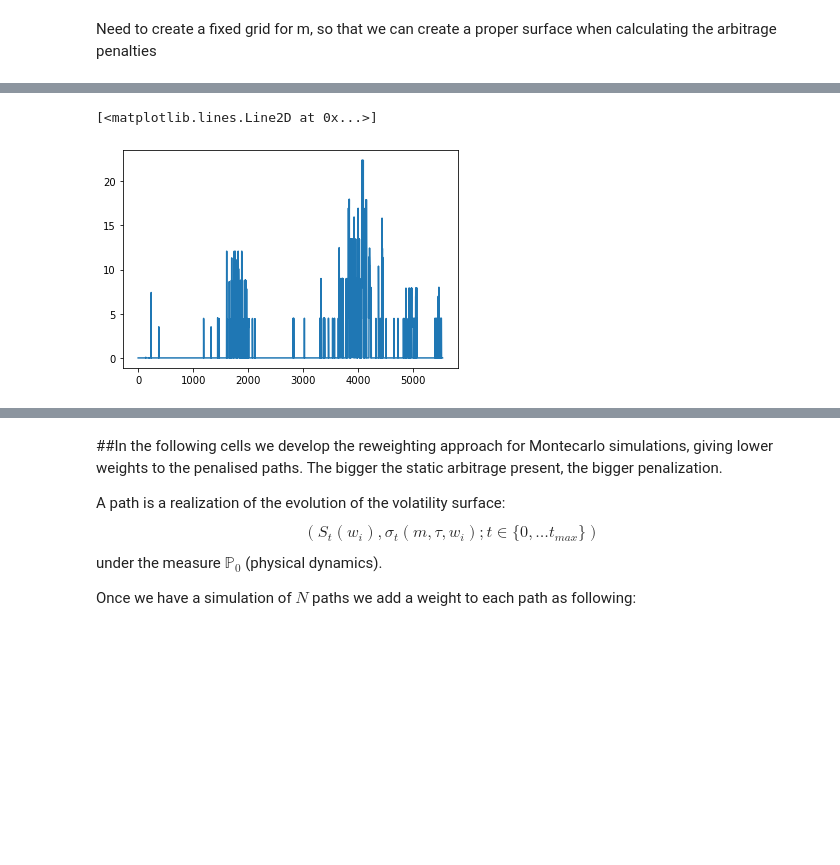
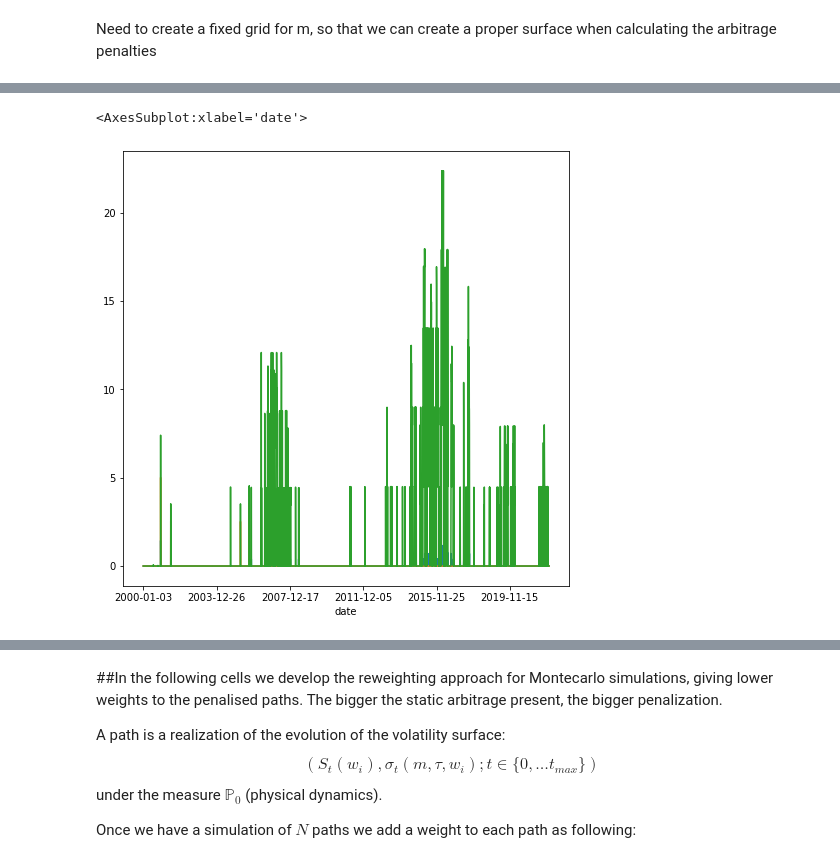
Before and after one commit to DavidMal101/Topics-in-Quant-Finance, a Jupyter notebook: Topics in Quant Finance.ipynb, the cells around one changed output, grey strips where cells are left out. Drawn from its saved outputs; the diff is of its cells as text; code cells hidden in the pictures; blank space fills up the shorter version.

```diff
--- a/Topics in Quant Finance.ipynb
+++ b/Topics in Quant Finance.ipynb
@@ -235,6 +231,8 @@ def p1(df,matrix=False):
     if(matrix):
         pivot_df=pivot_df.T/time_diff
         pivot_df=np.maximum(pivot_df,0)
+        #insert boundary as 0's
+        pivot_df.insert(len(pivot_df.columns),1,np.zeros(len(pivot_df.index)))
         return pivot_df
     else:
         pivot_df=pivot_df.T/time_diff*pivot_df.index
@@ -265,7 +263,8 @@ def p2(df,matrix=False):
     pivot_df=pivot_df.T/money_diff
     pivot_df=np.maximum(pivot_df,0)
     if(matrix):
-        return pivot_df
+        pivot_df.insert(len(pivot_df.columns),max_m,np.zeros(len(pivot_df.index)))
+        return pivot_df.T
     else:
         return pivot_df.sum().sum()
 # %%
@@ -295,10 +294,11 @@ def p3(df,matrix=False):
     df_2=df_2.T/money_diff
 
     df_3=df_2-df_1
-    df_3=df_3.iloc[:,1:-1]
+    #df_3=df_3.iloc[:,1:-1]
+    df_3=df_3.fillna(0)
     df_3=np.maximum(df_3,0)
     if(matrix):
-        return df_3
+        return df_3.T
     else:
         return df_3.sum().sum()
 # %% [markdown]
@@ -404,6 +402,14 @@ def interpolate_moneyness(df):
         #replace columns for new interpolated grid
         sub_df['moneyness']=m_grid
         sub_df['impl_volatility']=interpolated_points
+        '''
+        Alternate interpolation:
+        interpolated_points=np.interp(m_grid,sub_df['moneyness'],sub_df['impl_volatility'])
+        sub_df=sub_df[:10]
+        #replace columns for new interpolated grid
+        sub_df['moneyness']=m_grid
+        sub_df['impl_volatility']=interpolated_points
+        '''
 
         interpolated_df=pd.concat([interpolated_df,sub_df],ignore_index=True)
         interpolated_df.drop(columns=['delta','c'],inplace=True)
@@ -431,6 +433,8 @@ KeyError: 'date'
 # %%
-plt.plot(p3_vals.values)
+p1_vals.plot(figsize=(8,8))
+p2_vals.plot(figsize=(8,8))
+p3_vals.plot(figsize=(8,8))
 # %% [output]
-[<matplotlib.lines.Line2D at 0x...>]
+<AxesSubplot:xlabel='date'>
-[figure, old version]
+[figure, new version]
 # %%
```
Also changed, not shown: parts of 10 cells of this notebook.
